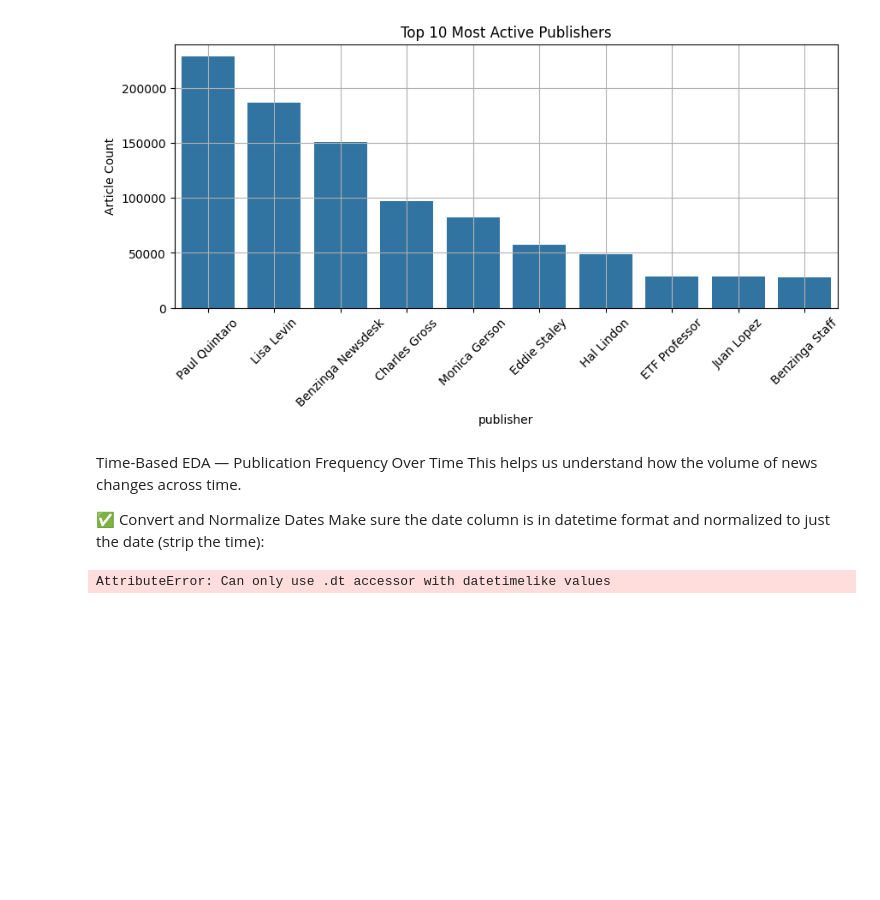
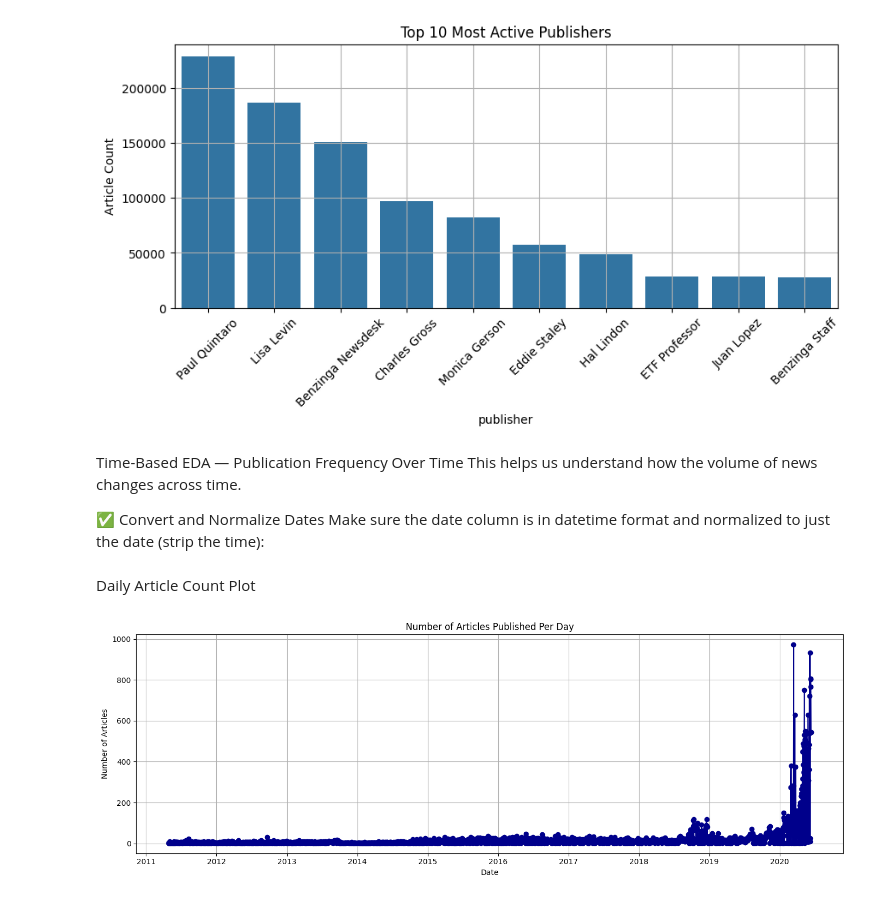
Before and after one commit to abdirehim/BSW1-News-Sentiment-Analysis, a Jupyter notebook: notebooks/eda_headlines.ipynb, the cells around one changed output. Saved outputs shown, nothing was run; the diff lists cells and outputs as text; code cells hidden in the pictures; blank space fills up the shorter version.

```diff
--- a/notebooks/eda_headlines.ipynb
+++ b/notebooks/eda_headlines.ipynb
@@ -74,9 +75,33 @@ This helps us understand how the volume of news changes across time.
 
 ✅  Convert and Normalize Dates
 Make sure the date column is in datetime format and normalized to just the date (strip the time):
-# %%
-df['date'] = pd.to_datetime(df['date'], format='mixed', errors='coerce')
- # already parsed, but safe
-df['publish_day'] = df['date'].dt.date  # get only date part (yyyy-mm-dd)
-# %% [output]
-AttributeError: Can only use .dt accessor with datetimelike values
+# %%
+
+
+# Force datetime parsing; convert invalids to NaT
+df['date'] = pd.to_datetime(df['date'], errors='coerce')
+
+# Drop rows with invalid dates
+df = df.dropna(subset=['date'])
+
+# Extract only the date part for daily analysis
+df['publish_day'] = df['date'].dt.date
+# %% [markdown]
+Daily Article Count Plot
+# %%
+
+
+# Group by publish_day and count
+daily_counts = df.groupby('publish_day').size()
+
+# Plot
+plt.figure(figsize=(14, 5))
+daily_counts.plot(kind='line', marker='o', color='darkblue')
+plt.title("Number of Articles Published Per Day")
+plt.xlabel("Date")
+plt.ylabel("Number of Articles")
+plt.grid(True)
+plt.tight_layout()
+plt.show()
+# %% [output]
+[figure, added]
```
Also changed, not shown: parts of 9 cells of this notebook, 2 other files.
